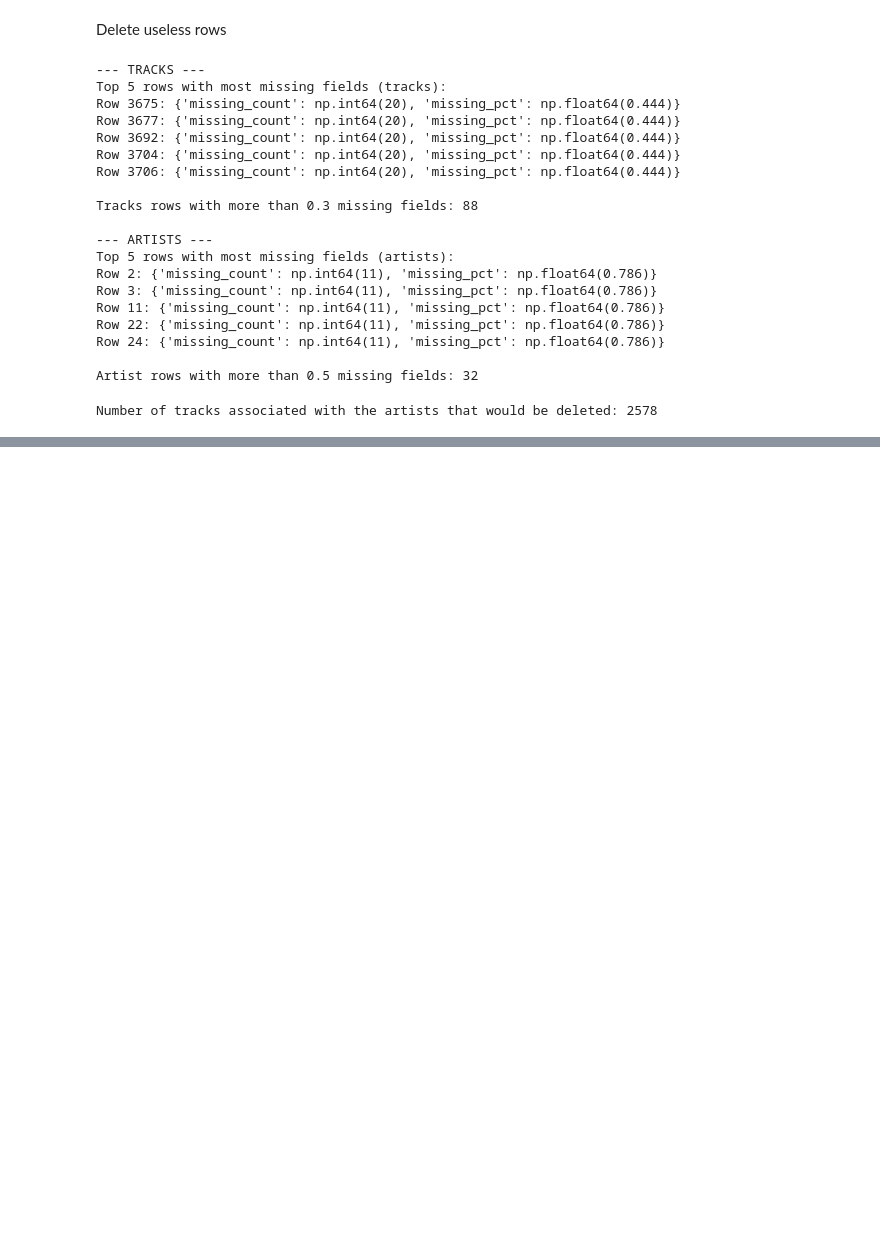
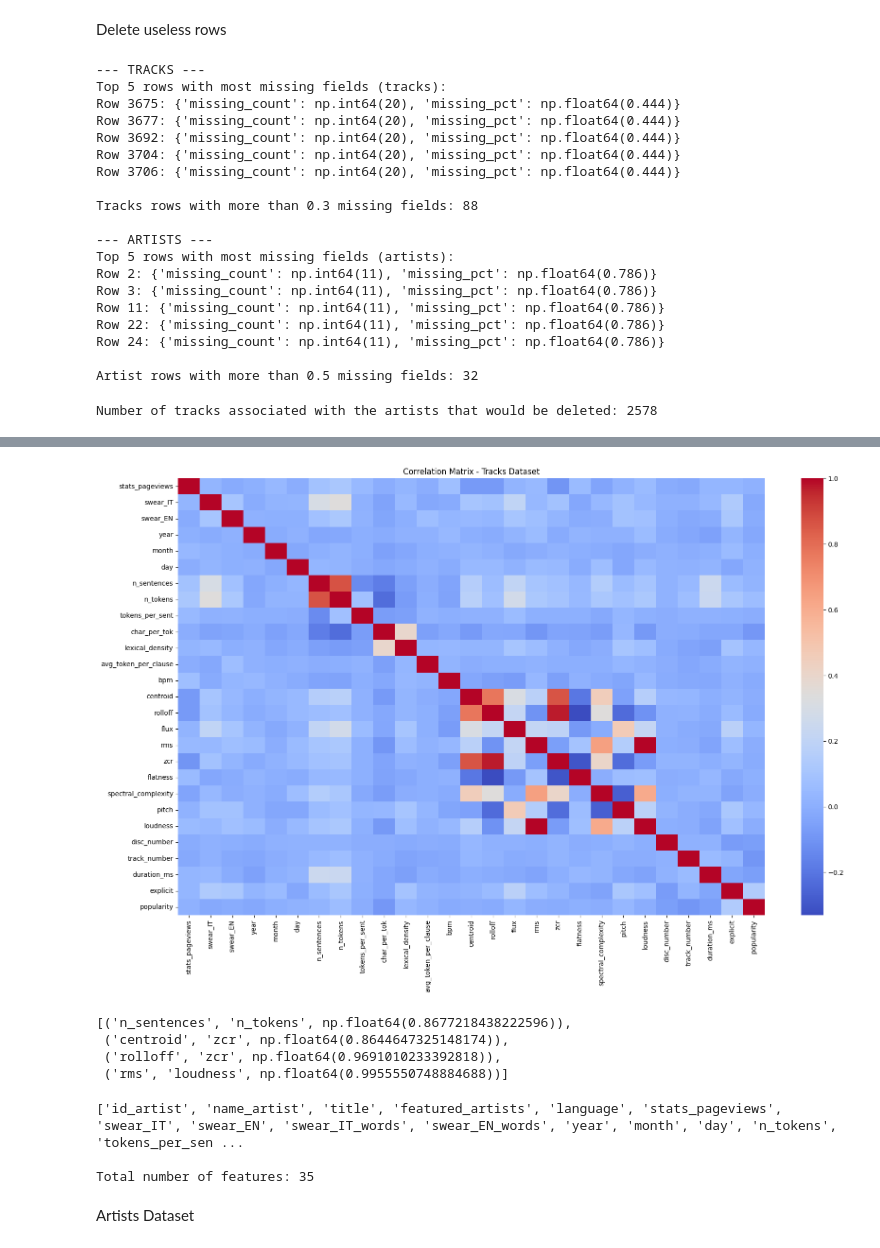
Before and after one commit to abderrahmane-salmi/UNIPI-Data-Mining-Project, a Jupyter notebook: data_understanding/01_data_understanding.ipynb, the cells around one changed output, grey strips where cells are left out. Cells and saved outputs as stored; diff of their text form; code cells hidden in the pictures; blank space fills up the shorter version.

Commit message:
Dropping usless features and correlation matrix

```diff
--- a/data_understanding/01_data_understanding.ipynb
+++ b/data_understanding/01_data_understanding.ipynb
@@ -513,0 +515,3 @@ Number of tracks associated with the artists that would be deleted: 2578
+# %%
+to_drop = ['id', 'full_title', 'primary_artist', 'album', 'album_image', 'id_album', 'modified_popularity']
+tracks_df = tracks_df.drop(columns=to_drop)
@@ -513,0 +532,4 @@ Number of tracks associated with the artists that would be deleted: 2578
+# %%
+# Select only numeric features
+tracks_numeric = tracks_df.select_dtypes(include=['number', 'bool'])
+tracks_numeric.info()
@@ -513,0 +554,30 @@ Number of tracks associated with the artists that would be deleted: 2578
+# %%
+# Compute correlations
+corr_matrix = tracks_numeric.corr()
+
+# Display a heatmap
+plt.figure(figsize=(20, 12))
+sns.heatmap(corr_matrix, annot=False, cmap='coolwarm')
+plt.title("Correlation Matrix - Tracks Dataset")
+plt.show()
+# %% [output]
+[figure, added]
+# %%
+# Find highly correlated pairs (corr > 80%)
+features = tracks_numeric.columns
+correl_attrib = []
+n_row, n_col = corr_matrix.shape[0], corr_matrix.shape[1]
+
+CORREL_THRESHOLD = 0.8
+
+for i in range(n_row):
+    for j in range(i + 1, n_col):
+        if np.abs(corr_matrix.iloc[i, j]) > CORREL_THRESHOLD:
+            correl_attrib.append((features[i], features[j], corr_matrix.iloc[i, j]))
+
+correl_attrib
+# %% [output]
+[('n_sentences', 'n_tokens', np.float64(0.8677218438222596)),
+ ('centroid', 'zcr', np.float64(0.8644647325148174)),
+ ('rolloff', 'zcr', np.float64(0.9691010233392818)),
+ ('rms', 'loudness', np.float64(0.9955550748884688))]
@@ -513,0 +588,12 @@ Number of tracks associated with the artists that would be deleted: 2578
+# %%
+# Print all feature names
+print(tracks_df.columns.tolist())
+
+# Print total number of features
+print(f"\nTotal number of features: {tracks_df.shape[1]}")
+# %% [output]
+['id_artist', 'name_artist', 'title', 'featured_artists', 'language', 'stats_pageviews', 'swear_IT', 'swear_EN', 'swear_IT_words', 'swear_EN_words', 'year', 'month', 'day', 'n_tokens', 'tokens_per_sen ...
+
+Total number of features: 35
+# %% [markdown]
+Artists Dataset
```
Also changed, not shown: parts of 9 cells of this notebook.
